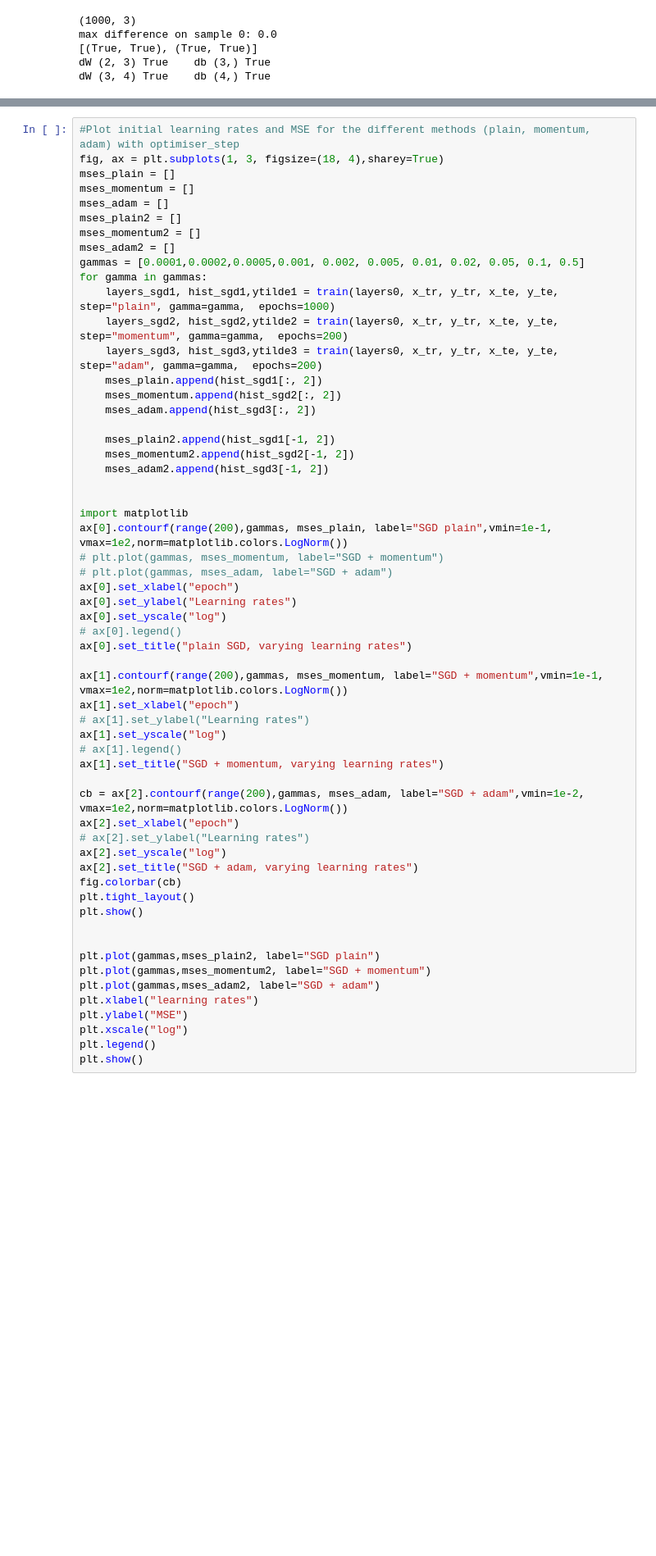
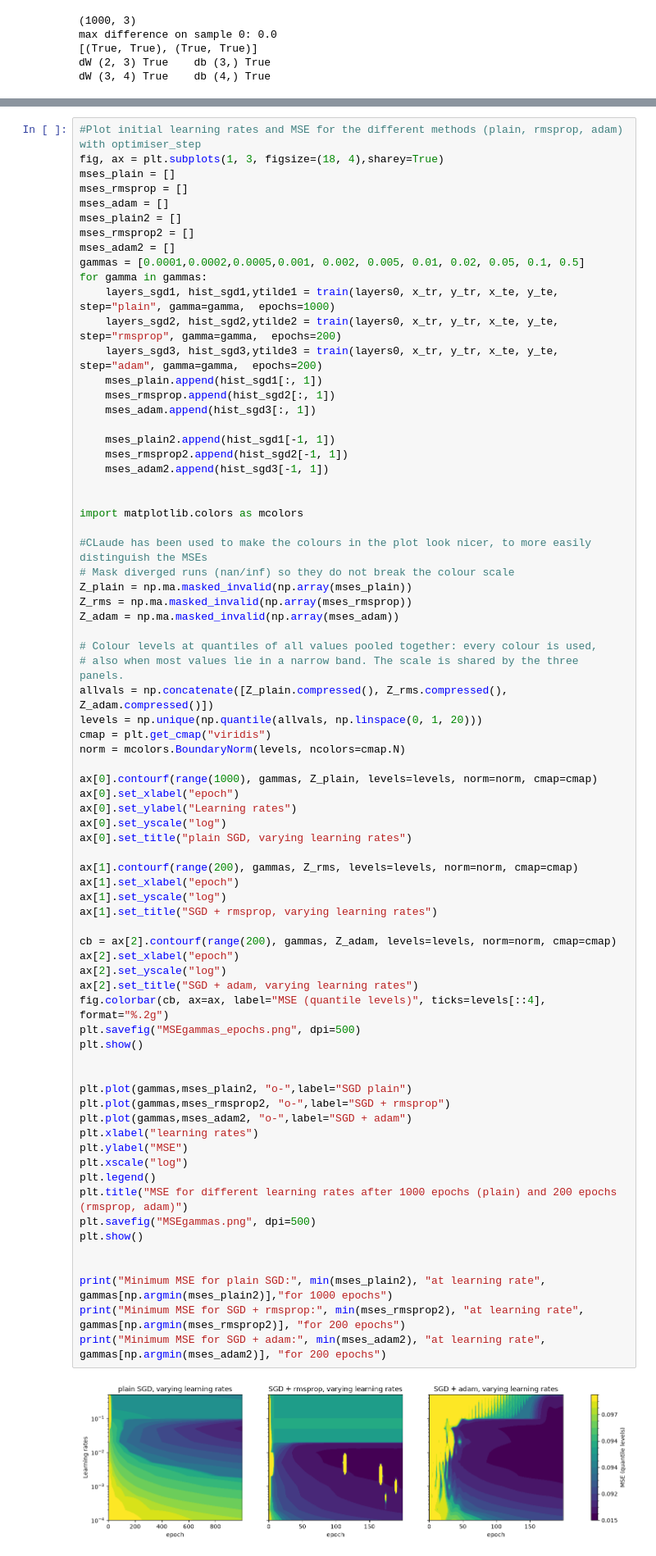
Before and after one commit to lukasMK01/FYS-STK4155, a Jupyter notebook: Project2.ipynb, the cells around one changed output, grey strips where cells are left out. Shown at 82% size. Cells and saved outputs as stored; diff of their text form; blank space fills up the shorter version.

```diff
--- a/Project2.ipynb
+++ b/Project2.ipynb
@@ -747,61 +648,77 @@ GD 50x1, 1000 epochs      train cost 0.141   test cost 0.245
 GD 100x2, 1000 epochs     train cost 0.094   test cost 0.140
 [figure]
 # %%
-#Plot initial learning rates and MSE for the different methods (plain, momentum, adam) with optimiser_step
+#Plot initial learning rates and MSE for the different methods (plain, rmsprop, adam) with optimiser_step
 fig, ax = plt.subplots(1, 3, figsize=(18, 4),sharey=True)
 mses_plain = []
-mses_momentum = []
+mses_rmsprop = []
 mses_adam = []
 mses_plain2 = []
-mses_momentum2 = []
+mses_rmsprop2 = []
 mses_adam2 = []
 gammas = [0.0001,0.0002,0.0005,0.001, 0.002, 0.005, 0.01, 0.02, 0.05, 0.1, 0.5]
 for gamma in gammas:
     layers_sgd1, hist_sgd1,ytilde1 = train(layers0, x_tr, y_tr, x_te, y_te, step="plain", gamma=gamma,  epochs=1000)
-    layers_sgd2, hist_sgd2,ytilde2 = train(layers0, x_tr, y_tr, x_te, y_te, step="momentum", gamma=gamma,  epochs=200)
+    layers_sgd2, hist_sgd2,ytilde2 = train(layers0, x_tr, y_tr, x_te, y_te, step="rmsprop", gamma=gamma,  epochs=200)
     layers_sgd3, hist_sgd3,ytilde3 = train(layers0, x_tr, y_tr, x_te, y_te, step="adam", gamma=gamma,  epochs=200)
-    mses_plain.append(hist_sgd1[:, 2])
-    mses_momentum.append(hist_sgd2[:, 2])
-    mses_adam.append(hist_sgd3[:, 2])
+    mses_plain.append(hist_sgd1[:, 1])
+    mses_rmsprop.append(hist_sgd2[:, 1])
+    mses_adam.append(hist_sgd3[:, 1])
 
-    mses_plain2.append(hist_sgd1[-1, 2])
-    mses_momentum2.append(hist_sgd2[-1, 2])
-    mses_adam2.append(hist_sgd3[-1, 2])
+    mses_plain2.append(hist_sgd1[-1, 1])
+    mses_rmsprop2.append(hist_sgd2[-1, 1])
+    mses_adam2.append(hist_sgd3[-1, 1])
 
 
-import matplotlib
-ax[0].contourf(range(200),gammas, mses_plain, label="SGD plain",vmin=1e-1, vmax=1e2,norm=matplotlib.colors.LogNorm())
-# plt.plot(gammas, mses_momentum, label="SGD + momentum")
-# plt.plot(gammas, mses_adam, label="SGD + adam")
+import matplotlib.colors as mcolors
+
+#CLaude has been used to make the colours in the plot look nicer, to more easily distinguish the MSEs
+# Mask diverged runs (nan/inf) so they do not break the colour scale
+Z_plain = np.ma.masked_invalid(np.array(mses_plain))
+Z_rms = np.ma.masked_invalid(np.array(mses_rmsprop))
+Z_adam = np.ma.masked_invalid(np.array(mses_adam))
+
+# Colour levels at quantiles of all values pooled together: every colour is used,
+# also when most values lie in a narrow band. The scale is shared by the three panels.
+allvals = np.concatenate([Z_plain.compressed(), Z_rms.compressed(), Z_adam.compressed()])
+levels = np.unique(np.quantile(allvals, np.linspace(0, 1, 20)))
+cmap = plt.get_cmap("viridis")
+norm = mcolors.BoundaryNorm(levels, ncolors=cmap.N)
+
+ax[0].contourf(range(1000), gammas, Z_plain, levels=levels, norm=norm, cmap=cmap)
 ax[0].set_xlabel("epoch")
 ax[0].set_ylabel("Learning rates")
 ax[0].set_yscale("log")
-# ax[0].legend()
 ax[0].set_title("plain SGD, varying learning rates")
 
-ax[1].contourf(range(200),gammas, mses_momentum, label="SGD + momentum",vmin=1e-1, vmax=1e2,norm=matplotlib.colors.LogNorm())
+ax[1].contourf(range(200), gammas, Z_rms, levels=levels, norm=norm, cmap=cmap)
 ax[1].set_xlabel("epoch")
-# ax[1].set_ylabel("Learning rates")
 ax[1].set_yscale("log")
-# ax[1].legend()
-ax[1].set_title("SGD + momentum, varying learning rates")
+ax[1].set_title("SGD + rmsprop, varying learning rates")
 
-cb = ax[2].contourf(range(200),gammas, mses_adam, label="SGD + adam",vmin=1e-2, vmax=1e2,norm=matplotlib.colors.LogNorm())
+cb = ax[2].contourf(range(200), gammas, Z_adam, levels=levels, norm=norm, cmap=cmap)
 ax[2].set_xlabel("epoch")
-# ax[2].set_ylabel("Learning rates")
 ax[2].set_yscale("log")
 ax[2].set_title("SGD + adam, varying learning rates")
-fig.colorbar(cb)
-plt.tight_layout()
+fig.colorbar(cb, ax=ax, label="MSE (quantile levels)", ticks=levels[::4], format="%.2g")
+plt.savefig("MSEgammas_epochs.png", dpi=500)
 plt.show()
 
 
-plt.plot(gammas,mses_plain2, label="SGD plain")
-plt.plot(gammas,mses_momentum2, label="SGD + momentum")
-plt.plot(gammas,mses_adam2, label="SGD + adam")
+plt.plot(gammas,mses_plain2, "o-",label="SGD plain")
+plt.plot(gammas,mses_rmsprop2, "o-",label="SGD + rmsprop")
+plt.plot(gammas,mses_adam2, "o-",label="SGD + adam")
 plt.xlabel("learning rates")
 plt.ylabel("MSE")
 plt.xscale("log")
 plt.legend()
+plt.title("MSE for different learning rates after 1000 epochs (plain) and 200 epochs (rmsprop, adam)")
+plt.savefig("MSEgammas.png", dpi=500)
 plt.show()
+
+
+print("Minimum MSE for plain SGD:", min(mses_plain2), "at learning rate", gammas[np.argmin(mses_plain2)],"for 1000 epochs")
+print("Minimum MSE for SGD + rmsprop:", min(mses_rmsprop2), "at learning rate", gammas[np.argmin(mses_rmsprop2)], "for 200 epochs")
+print("Minimum MSE for SGD + adam:", min(mses_adam2), "at learning rate", gammas[np.argmin(mses_adam2)], "for 200 epochs")
 # %% [output]
+[figure, new version]
```
Also changed, not shown: parts of 10 cells of this notebook.
